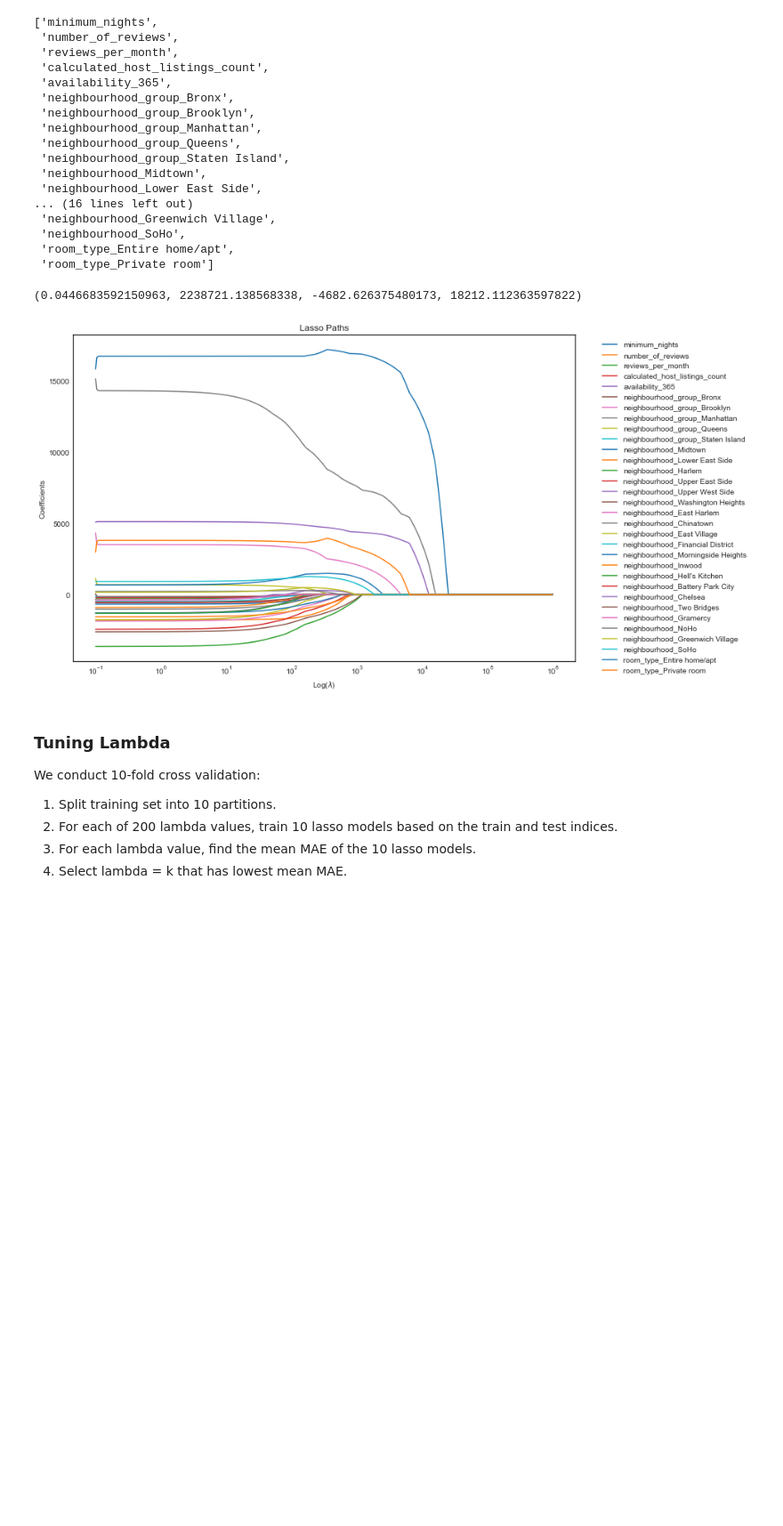
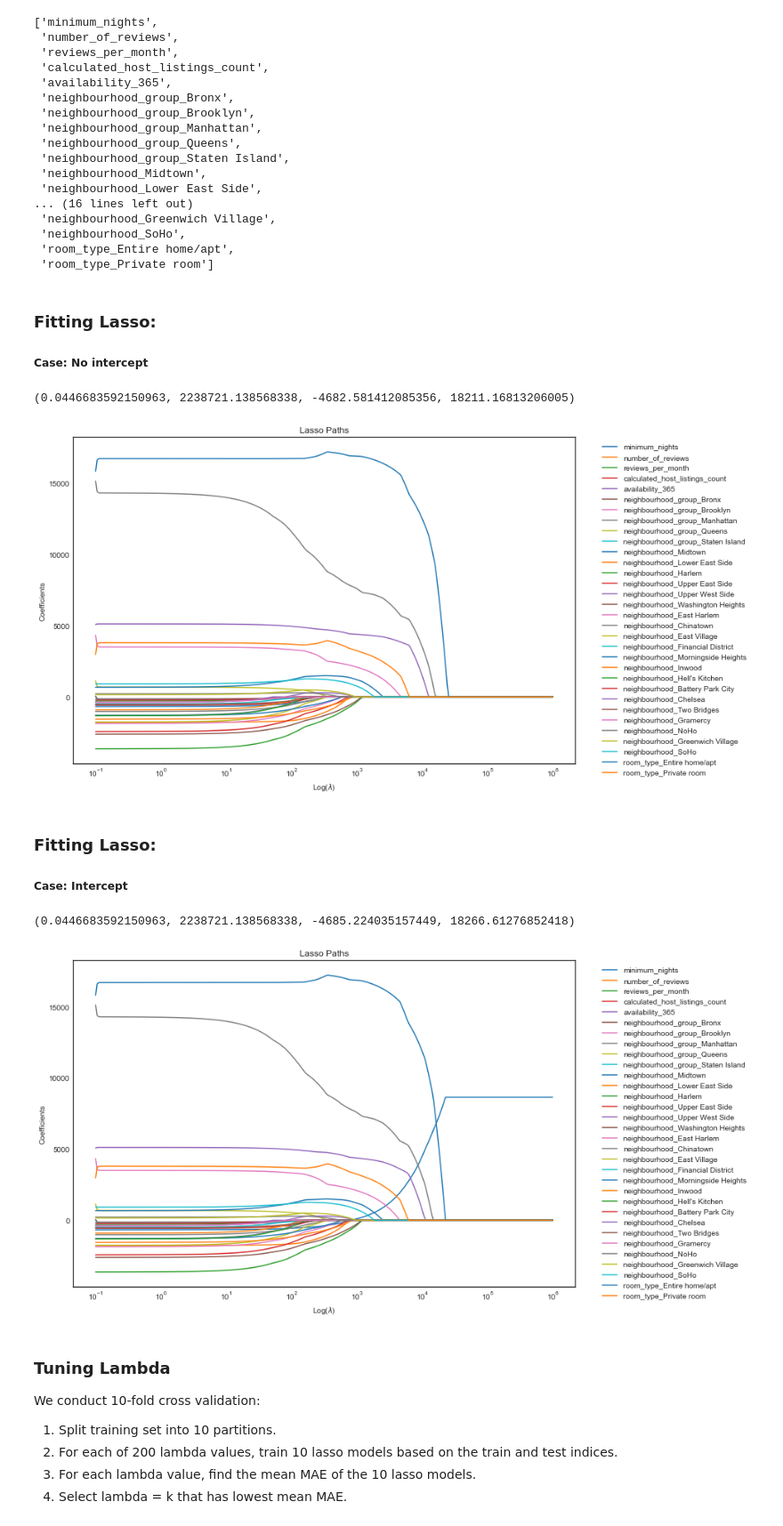
Before and after one commit to Sgipn/Airbnb_PricePred, a Jupyter notebook: notebooks/Lasso Regression.ipynb, the cells around one changed output. Shown at 89% size. Drawn from its saved outputs; the diff is of its cells as text; code cells hidden in the pictures; blank space fills up the shorter version.

```diff
--- a/notebooks/Lasso Regression.ipynb
+++ b/notebooks/Lasso Regression.ipynb
@@ -203,12 +204,15 @@ cols
  'neighbourhood_SoHo',
  'room_type_Entire home/apt',
  'room_type_Private room']
+# %% [markdown]
+### Fitting Lasso:
+##### Case: No intercept
 # %%
 # Initialize variables
 m,n = X_train.shape
 initial_theta = np.ones((n,1))
 theta_list = list()
-lamda = np.logspace(0,7,400)/10 #Range of lambda values
+lamda = np.logspace(0,7,300)/10 #Range of lambda values
 
 #Run lasso regression for each lambda
 for l in lamda:
@@ -232,8 +236,42 @@ plt.title('Lasso Paths')
 plt.legend(bbox_to_anchor=(1.04,1), loc="upper left")
 plt.axis('tight')
 # %% [output]
-(0.0446683592150963, 2238721.138568338, -4682.626375480173, 18212.112363597822)
+(0.0446683592150963, 2238721.138568338, -4682.581412085356, 18211.16813206005)
 [figure]
+# %% [markdown]
+### Fitting Lasso:
+##### Case: Intercept
+# %%
+# Initialize variables
+m,n = X_train.shape
+initial_theta = np.ones((n,1))
+theta_list_intercept = list()
+lamda = np.logspace(0,7,300)/10 #Range of lambda values
+
+#Run lasso regression for each lambda
+for l in lamda:
+    theta_intercept = coordinate_descent_lasso(initial_theta,X_train,y_train,lamda = l, num_iters=100, intercept = True)
+    theta_list_intercept.append(theta_intercept)
+
+#Stack into numpy array
+theta_lasso_intercept = np.stack(theta_list_intercept).T
+# %%
+#Plot results
+n,_ = theta_lasso_intercept.shape
+plt.figure(figsize = (12,8))
+
+for i in range(n):
+    plt.plot(lamda, theta_lasso_intercept[i], label = cols[i])
+
+plt.xscale('log')
+plt.xlabel('Log($\\lambda$)')
+plt.ylabel('Coefficients')
+plt.title('Lasso Paths')
+plt.legend(bbox_to_anchor=(1.04,1), loc="upper left")
+plt.axis('tight')
+# %% [output]
+(0.0446683592150963, 2238721.138568338, -4685.224035157449, 18266.61276852418)
+[figure, added]
 # %% [markdown]
 ### Tuning Lambda
 We conduct 10-fold cross validation:
```
Also changed, not shown: parts of 16 cells of this notebook.
